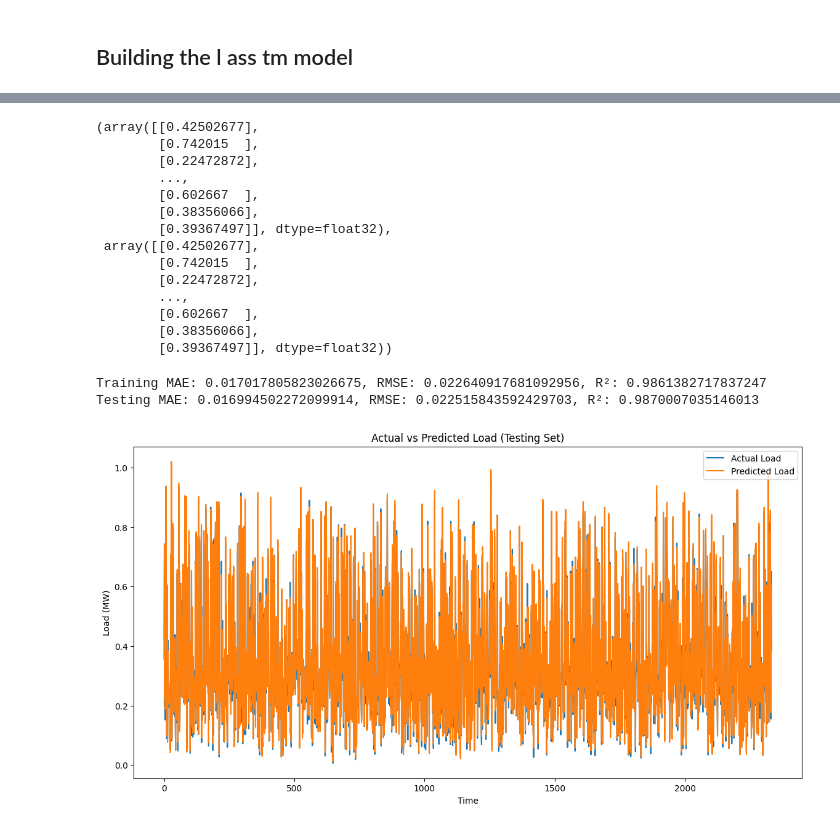
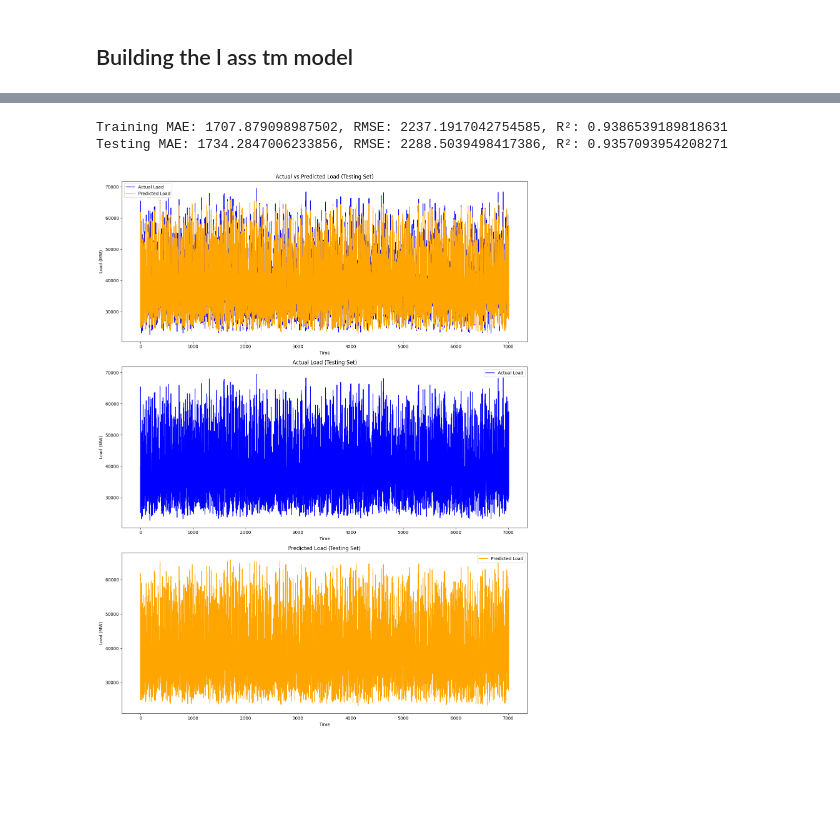
Before and after one commit to Dxuian/btech-proj, a Jupyter notebook: DATA SET USED IN THE CONFERENCE PAPER TITLED SHORT-TERM LOAD FORECASTING USING AN LSTM NEURAL NETWORK/DataSet/a.ipynb, the cells around one changed output, grey strips where cells are left out. Saved outputs shown, nothing was run; the diff lists cells and outputs as text; code cells hidden in the pictures; blank space fills up the shorter version.

```diff
--- a/DATA SET USED IN THE CONFERENCE PAPER TITLED SHORT-TERM LOAD FORECASTING USING AN LSTM NEURAL NETWORK/DataSet/a.ipynb
+++ b/DATA SET USED IN THE CONFERENCE PAPER TITLED SHORT-TERM LOAD FORECASTING USING AN LSTM NEURAL NETWORK/DataSet/a.ipynb
@@ -76,3 +77,4 @@ weather_data3['DateTime'] = pd.to_datetime(weather_data2[['Year', 'Month', 'Day'
 weather_data3.drop(columns=['Year', 'Month', 'Day', 'Hour'], inplace=True)
 weather_data2['DateTime'] = pd.to_datetime(weather_data2[['Year', 'Month', 'Day', 'Hour']])
 weather_data2.drop(columns=['Year', 'Month', 'Day', 'Hour'], inplace=True)
+load_data.drop(columns=[col for col in load_data.columns if col not in ['Hour_End', 'ERCOT']], inplace=True)
@@ -93,0 +132,7 @@ merged_data.head(5)
+# %%
+# stack all 3 mergered dataframes
+final_data = pd.concat([merged_data, merged_data2, merged_data3], axis=0)
+merged_data  = final_data
+#drop the DateTime column
+merged_data.drop(columns=['DateTime'], inplace=True)
+merged_data
@@ -173,3 +245,15 @@ dtype: object
 # X_train, X_test, y_train, y_test = train_test_split(X, y, test_size=0.2, random_state=42)
 # %% [markdown]
 ## Building the l ass tm model
+# %%
+# Exclude the datetime and 'ERCOT' columns before scaling
+scaler = MinMaxScaler(feature_range=(0, 1))
+scaled_features = scaler.fit_transform(merged_data.drop(columns=['Hour_End' ,  'ERCOT']))
+
+# Convert scaled features back to DataFrame and re-include the 'Hour_End' and 'ERCOT' columns
+scaled_data = pd.DataFrame(scaled_features, columns=merged_data.columns.drop(['Hour_End' , 'ERCOT']))
+scaled_data['ERCOT'] = merged_data['ERCOT'].values
+# scaled_data['Hour_End'] = merged_data['Hour_End'].values
+
+
+scaled_data
@@ -288,47 +361,53 @@ Epoch 3/3
-# %%
-scaled_test_predictions ,scaled_test_predictions
-# %% [output]
-(array([[0.42502677],
-        [0.742015  ],
-        [0.22472872],
-        ...,
-        [0.602667  ],
-        [0.38356066],
-        [0.39367497]], dtype=float32),
- array([[0.42502677],
-        [0.742015  ],
-        [0.22472872],
-        ...,
-        [0.602667  ],
-        [0.38356066],
-        [0.39367497]], dtype=float32))
 # %%
-from sklearn.metrics import r2_score
+from sklearn.metrics import mean_absolute_error, mean_squared_error, r2_score
+import matplotlib.pyplot as plt
+import numpy as np
 
 # Calculate MAE and RMSE
 train_mae = mean_absolute_error(scaled_y_train, scaled_train_predictions)
 test_mae = mean_absolute_error(scaled_y_test, scaled_test_predictions)
 train_rmse = np.sqrt(mean_squared_error(scaled_y_train, scaled_train_predictions))
 test_rmse = np.sqrt(mean_squared_error(scaled_y_test, scaled_test_predictions))
 
 # Calculate R² score
 train_r2 = r2_score(scaled_y_train, scaled_train_predictions)
 test_r2 = r2_score(scaled_y_test, scaled_test_predictions)
 
 # Print the results
 print(f'Training MAE: {train_mae}, RMSE: {train_rmse}, R²: {train_r2}')
 print(f'Testing MAE: {test_mae}, RMSE: {test_rmse}, R²: {test_r2}')
 
-# Step 8: Plot the results
-plt.figure(figsize=(14, 7))
-plt.plot(scaled_y_test, label='Actual Load')
-plt.plot(scaled_test_predictions, label='Predicted Load')
+# Step 8: Plot the results in separate subplots
+plt.figure(figsize=(14, 18))
+
+# Plot overlapping actual and predicted load
+plt.subplot(3, 1, 1)
+plt.plot(scaled_y_test, label='Actual Load', color='blue')
+plt.plot(scaled_test_predictions, label='Predicted Load', color='orange')
 plt.title('Actual vs Predicted Load (Testing Set)')
 plt.xlabel('Time')
 plt.ylabel('Load (MW)')
 plt.legend()
+
+# Plot actual load
+plt.subplot(3, 1, 2)
+plt.plot(scaled_y_test, label='Actual Load', color='blue')
+plt.title('Actual Load (Testing Set)')
+plt.xlabel('Time')
+plt.ylabel('Load (MW)')
+plt.legend()
+
+# Plot predicted load
+plt.subplot(3, 1, 3)
+plt.plot(scaled_test_predictions, label='Predicted Load', color='orange')
+plt.title('Predicted Load (Testing Set)')
+plt.xlabel('Time')
+plt.ylabel('Load (MW)')
+plt.legend()
+
+plt.tight_layout()
 plt.show()
 # %% [output]
-Training MAE: 0.017017805823026675, RMSE: 0.022640917681092956, R²: 0.9861382717837247
-Testing MAE: 0.016994502272099914, RMSE: 0.022515843592429703, R²: 0.9870007035146013
+Training MAE: 1707.879098987502, RMSE: 2237.1917042754585, R²: 0.9386539189818631
+Testing MAE: 1734.2847006233856, RMSE: 2288.5039498417386, R²: 0.9357093954208271
-[figure, old version]
+[figure, new version]
```
Also changed, not shown: parts of 10 cells of this notebook, 5 other files.
